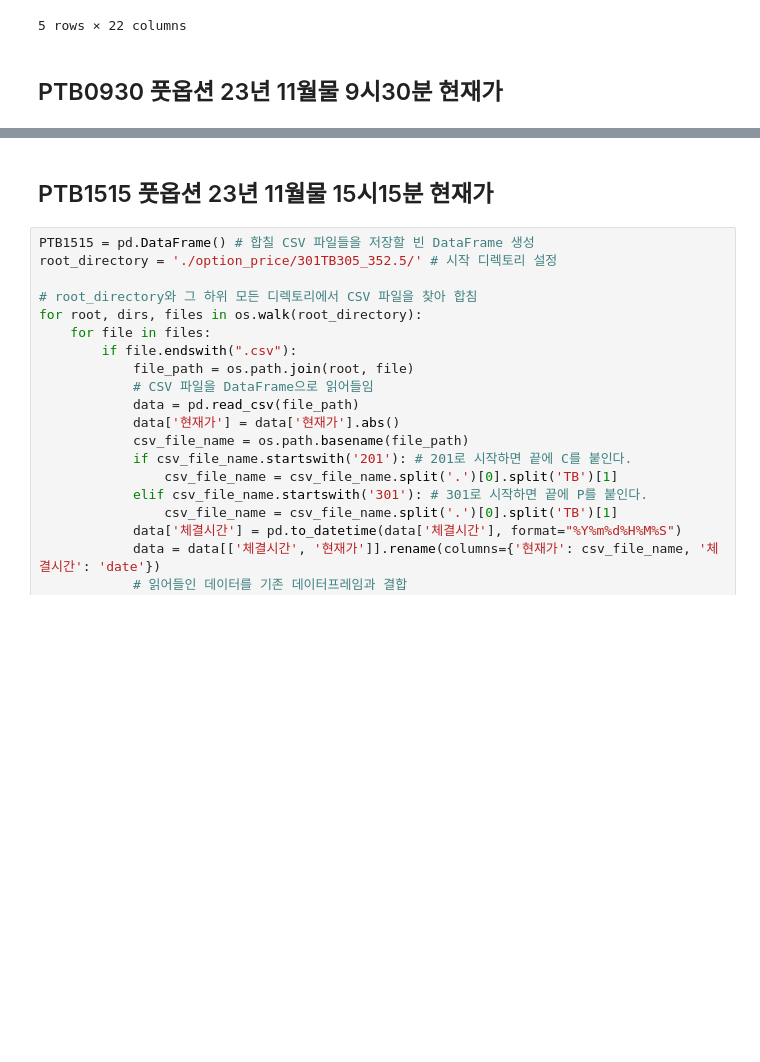
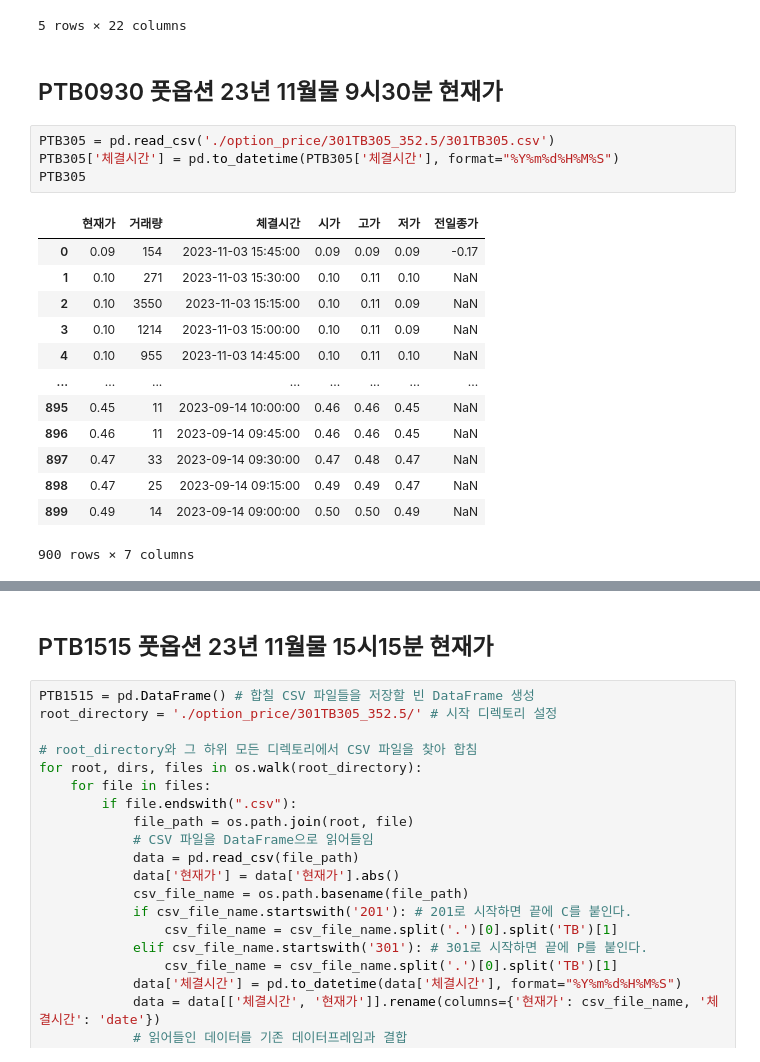
Before and after one commit to jyoooonh/Project1_sample, a Jupyter notebook: option_set.ipynb, the cells around one changed output, grey strips where cells are left out. Saved outputs shown, nothing was run; the diff lists cells and outputs as text; blank space fills up the shorter version.

```diff
--- a/option_set.ipynb
+++ b/option_set.ipynb
@@ -285,3 +262,21 @@ CTC1515.head()
 5 rows × 22 columns
 # %% [markdown]
 ## PTB0930 풋옵션 23년 11월물 9시30분 현재가
+# %%
+PTB305 = pd.read_csv('./option_price/301TB305_352.5/301TB305.csv')
+PTB305['체결시간'] = pd.to_datetime(PTB305['체결시간'], format="%Y%m%d%H%M%S")
+PTB305
+# %% [output]
+|  | 현재가 | 거래량 | 체결시간 | 시가 | 고가 | 저가 | 전일종가 |
+| 0 | 0.09 | 154 | 2023-11-03 15:45:00 | 0.09 | 0.09 | 0.09 | -0.17 |
+| 1 | 0.10 | 271 | 2023-11-03 15:30:00 | 0.10 | 0.11 | 0.10 | NaN |
+| 2 | 0.10 | 3550 | 2023-11-03 15:15:00 | 0.10 | 0.11 | 0.09 | NaN |
+| 3 | 0.10 | 1214 | 2023-11-03 15:00:00 | 0.10 | 0.11 | 0.09 | NaN |
+| 4 | 0.10 | 955 | 2023-11-03 14:45:00 | 0.10 | 0.11 | 0.10 | NaN |
+| ... | ... | ... | ... | ... | ... | ... | ... |
+| 895 | 0.45 | 11 | 2023-09-14 10:00:00 | 0.46 | 0.46 | 0.45 | NaN |
+| 896 | 0.46 | 11 | 2023-09-14 09:45:00 | 0.46 | 0.46 | 0.45 | NaN |
+| 897 | 0.47 | 33 | 2023-09-14 09:30:00 | 0.47 | 0.48 | 0.47 | NaN |
+| 898 | 0.47 | 25 | 2023-09-14 09:15:00 | 0.49 | 0.49 | 0.47 | NaN |
+| 899 | 0.49 | 14 | 2023-09-14 09:00:00 | 0.50 | 0.50 | 0.49 | NaN |
+900 rows × 7 columns
```
Also changed, not shown: parts of 20 cells of this notebook, 51 other files.
